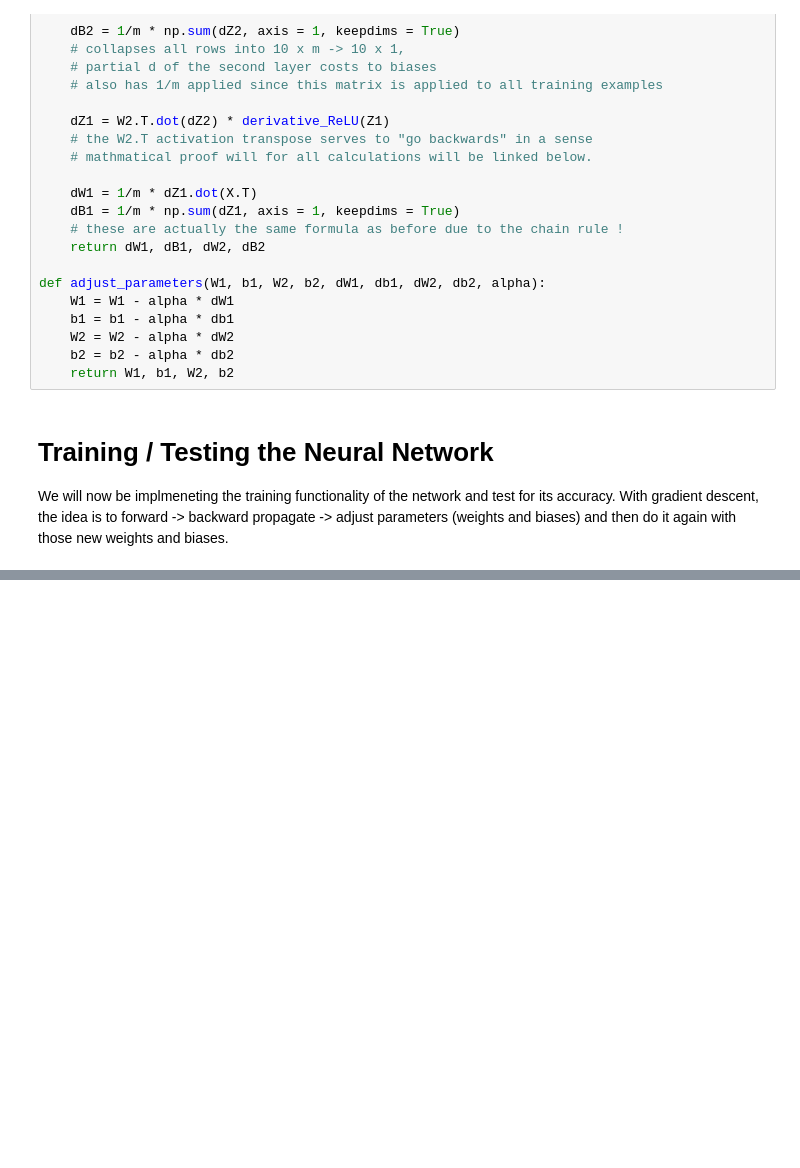
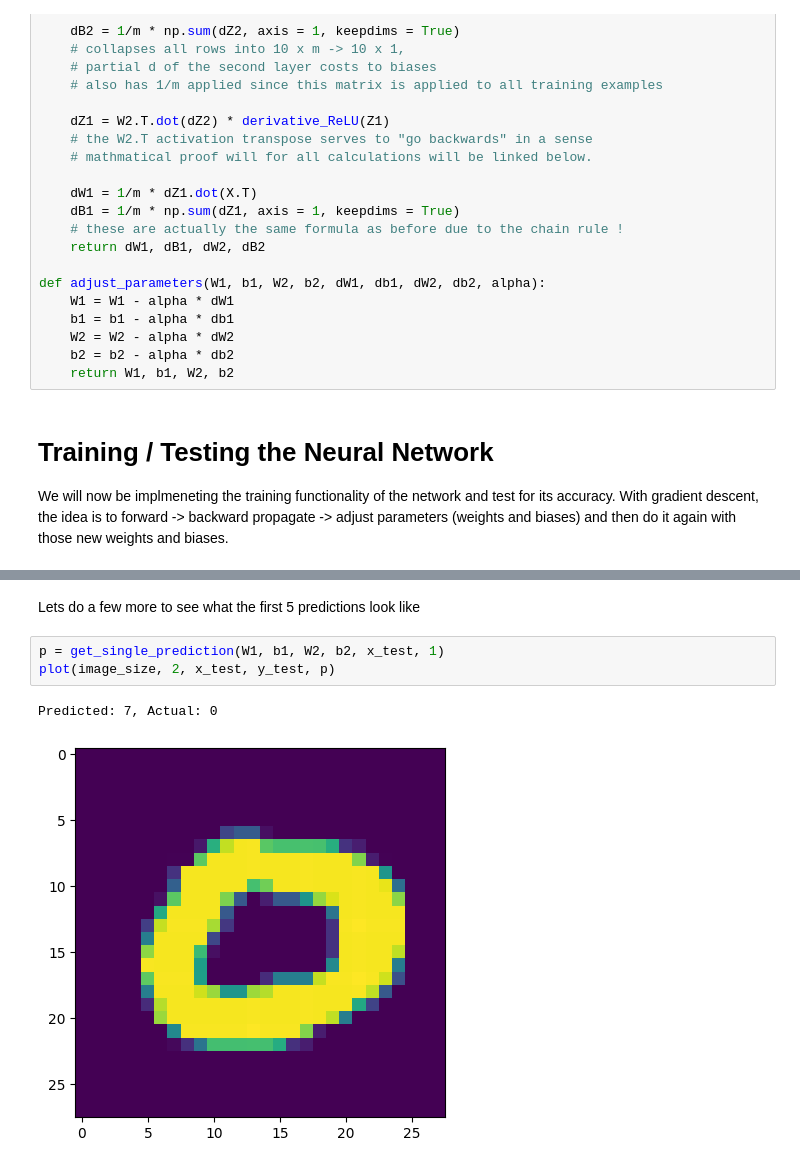
Before and after one commit to Etqiu/ScratchNeuralNetwork, a Jupyter notebook: making-a-neural-network.ipynb, the cells around one changed output, grey strips where cells are left out. Cells and saved outputs as stored; diff of their text form; blank space fills up the shorter version.

```diff
--- a/making-a-neural-network.ipynb
+++ b/making-a-neural-network.ipynb
@@ -315,0 +358,8 @@ df.iloc[[0], :]
+# %% [markdown]
+Lets do a few more to see what the first 5 predictions look like
+# %%
+p = get_single_prediction(W1, b1, W2, b2, x_test, 1)
+plot(image_size, 2, x_test, y_test, p)
+# %% [output]
+Predicted: 7, Actual: 0
+[figure, added]
```
Also changed, not shown: parts of 17 cells of this notebook.
